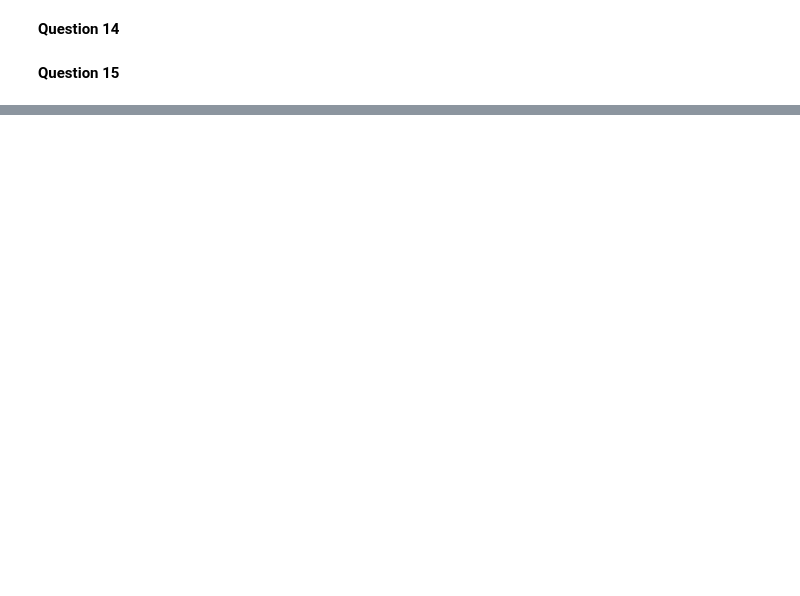
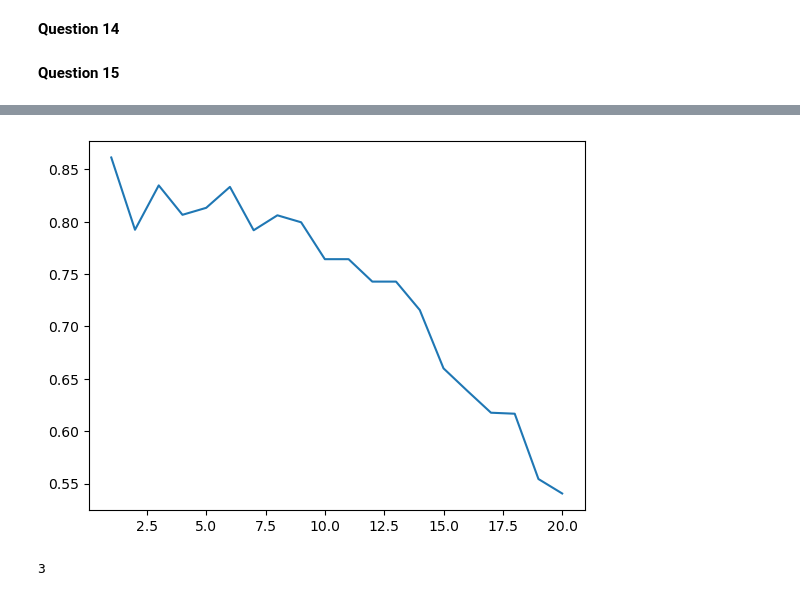
Before and after one commit to thom1100/Valentin_HENRY-LEO_Thomas_MILCENT, a Jupyter notebook: Valentin_HENRY-LEO_Thomas_MILCENT.ipynb, the cells around one changed output, grey strips where cells are left out. Cells and saved outputs as stored; diff of their text form; code cells hidden in the pictures; blank space fills up the shorter version.

```diff
--- a/Valentin_HENRY-LEO_Thomas_MILCENT.ipynb
+++ b/Valentin_HENRY-LEO_Thomas_MILCENT.ipynb
@@ -560,0 +556,41 @@ data_1, data_2
+# %%
+# Let's rewrite the class using the recommended Base Estimator and ClassifierMixin
+
+class KNearestNeighbor2(BaseEstimator, ClassifierMixin):
+    def __init__(self, param=2):
+        self.param = param # defining the number of K-nearest neighbor wanted via param
+
+    def fit(self, X, Y):
+        self.X_train_= X
+        self.Y_train_= Y
+        self.classes_=np.unique(Y) # to store the unique classes of the dataset
+        return self
+
+    def predict(self, X):
+        distances = euclidean_distances(X, self.X_train_) # compute and store the euclidean_distance
+        y_pred = np.full(
+            shape=len(X), fill_value=self.classes_[0],
+            dtype=self.classes_.dtype
+        ) # initializing the y_pred array
+
+        for i in range (len(X)):
+            nearest_neighbors = np.argsort(distances[i])[:self.param] # getting indices of the K nearest neighbors
+            nearest_labels = self.Y_train_[nearest_neighbors] # retrieve the labels of the nearest neigbors
+            mode_value = mode(nearest_labels, keepdims=True).mode[0] # to directly get the mode and not the associated count
+            y_pred[i]=mode_value # finally, assign the most common value to the prediction for this sample
+
+        return y_pred
+
+    def score(self, X, Y):
+        y_pred = self.predict(X)
+        return np.mean(y_pred == Y)
+# %%
+param_grid = {"param": np.arange(1, 21, 1)}
+# %%
+X_train, X_test, Y_train, Y_test = train_test_split(X, Y)
+knn = KNearestNeighbor2()
+model_grid_search = GridSearchCV(estimator=knn, param_grid=param_grid, cv = 10)
+# %%
+model_grid_search.fit(X_train, Y_train)
+accuracy_KNN_cv = pd.DataFrame(model_grid_search.cv_results_)
+accuracy_KNN_cv
@@ -560,0 +615,12 @@ data_1, data_2
+# %%
+params = accuracy_KNN_cv["param_param"]
+avg_scores = accuracy_KNN_cv["mean_test_score"]
+plt.plot(params, avg_scores);
+# %% [output]
+[figure, added]
+# %%
+from scipy.stats import mode
+test = [1, 3, 2, 4, 3, 3, 2, 1]
+mode(test, keepdims=True).mode[0]
+# %% [output]
+3
```
Also changed, not shown: parts of 15 cells of this notebook.
